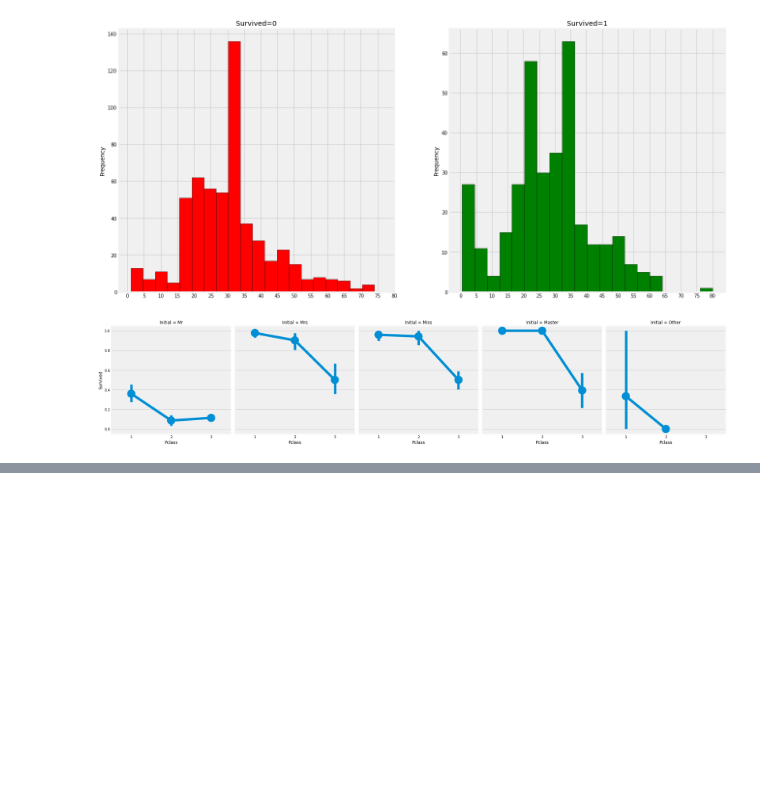
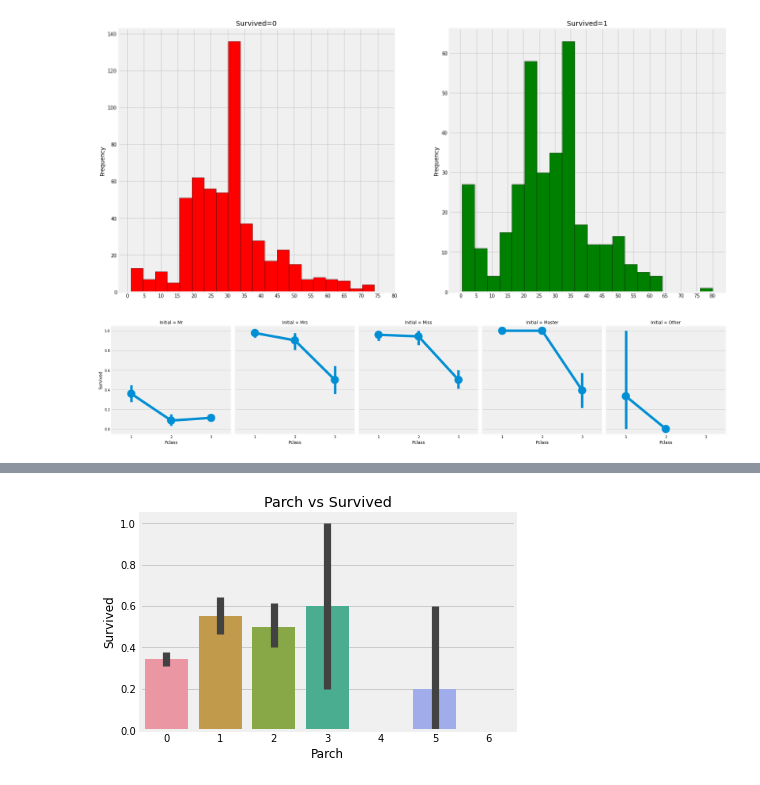
Before and after one commit to rushikeshnaik779/EDA, a Jupyter notebook: TitanicMurder.ipynb, the cells around one changed output, grey strips where cells are left out. Cells and saved outputs as stored; diff of their text form; code cells hidden in the pictures; blank space fills up the shorter version.

```diff
--- a/TitanicMurder.ipynb
+++ b/TitanicMurder.ipynb
@@ -245,0 +283,6 @@ plt.show()
+# %%
+sns.barplot('Parch','Survived',data=data)
+plt.title('Parch vs Survived')
+plt.show()
+# %% [output]
+[figure, added]
```
Also changed, not shown: parts of 8 cells of this notebook.
